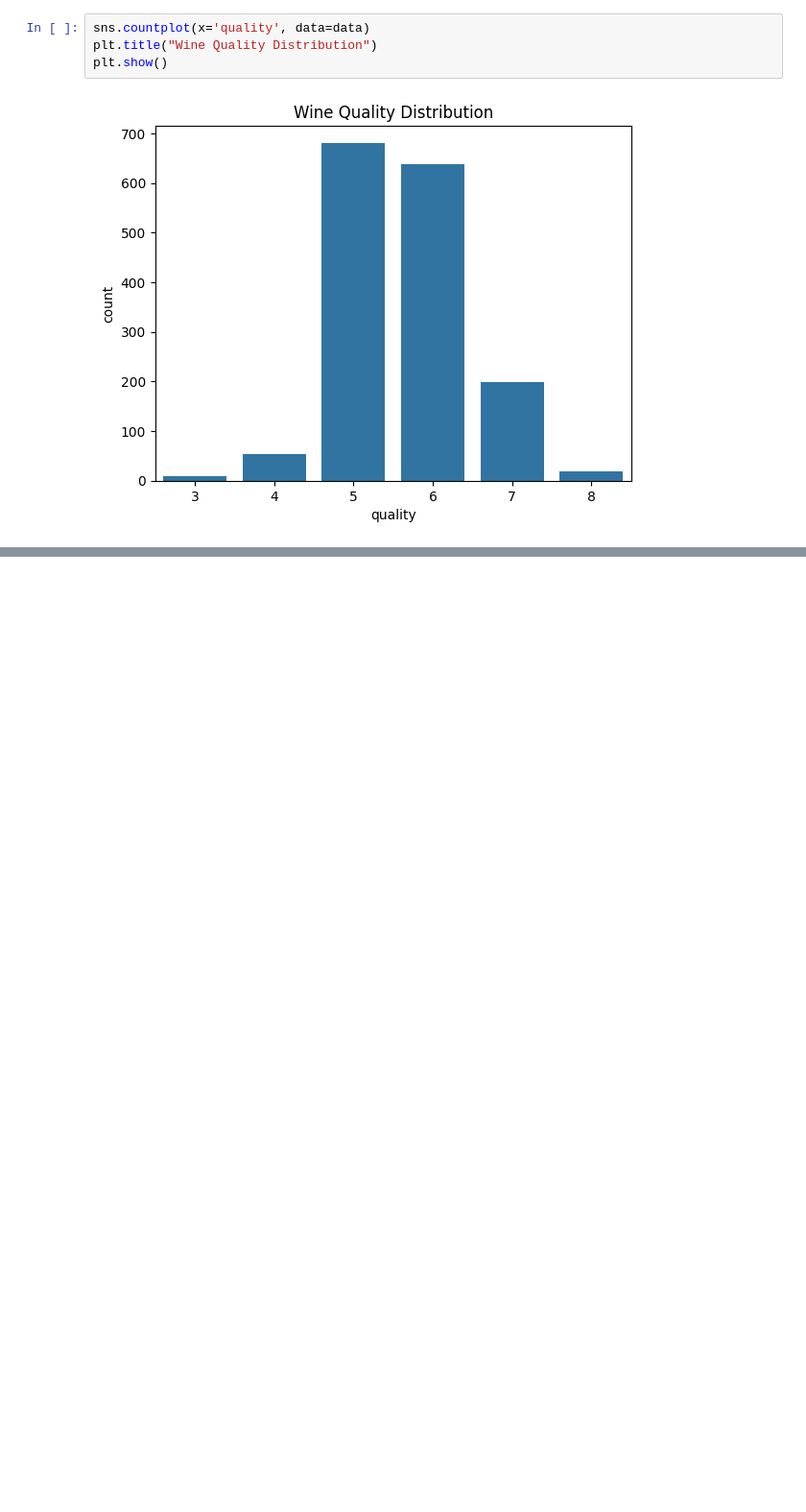
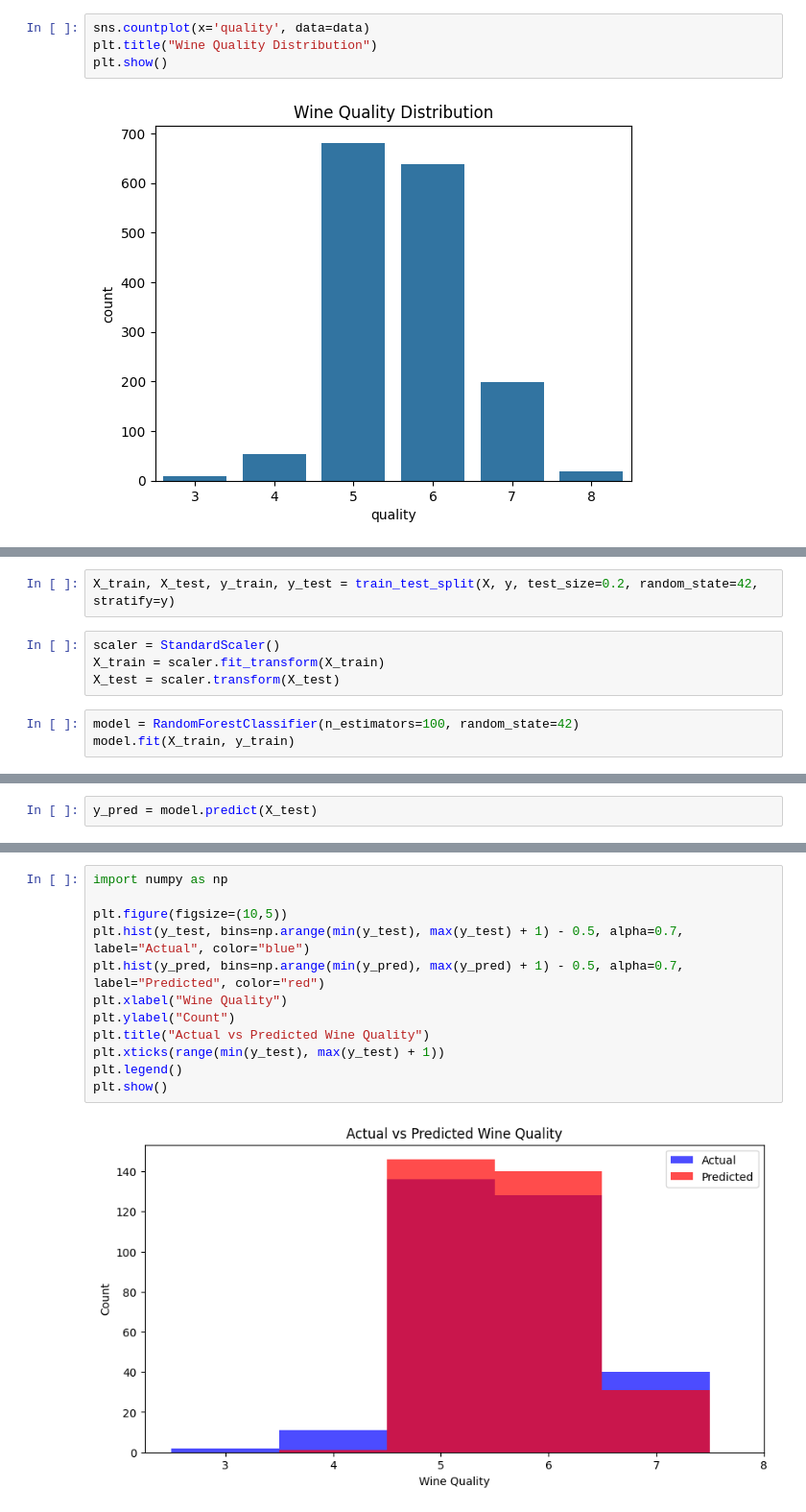
Before and after one commit to Sevinj-joy/ML_algorithm_examples, a Jupyter notebook: Random Forest Regression/Wine _quality/wine_analyze.ipynb, the cells around one changed output, grey strips where cells are left out. Shown at 96% size. Cells and saved outputs as stored; diff of their text form; blank space fills up the shorter version.

```diff
--- a/Random Forest Regression/Wine _quality/wine_analyze.ipynb
+++ b/Random Forest Regression/Wine _quality/wine_analyze.ipynb
@@ -83,0 +94,9 @@ plt.show()
+# %%
+X_train, X_test, y_train, y_test = train_test_split(X, y, test_size=0.2, random_state=42, stratify=y)
+# %%
+scaler = StandardScaler()
+X_train = scaler.fit_transform(X_train)
+X_test = scaler.transform(X_test)
+# %%
+model = RandomForestClassifier(n_estimators=100, random_state=42)
+model.fit(X_train, y_train)
@@ -83,0 +105,2 @@ plt.show()
+# %%
+y_pred = model.predict(X_test)
@@ -83,0 +235,14 @@ plt.show()
+# %%
+import numpy as np
+
+plt.figure(figsize=(10,5))
+plt.hist(y_test, bins=np.arange(min(y_test), max(y_test) + 1) - 0.5, alpha=0.7, label="Actual", color="blue")
+plt.hist(y_pred, bins=np.arange(min(y_pred), max(y_pred) + 1) - 0.5, alpha=0.7, label="Predicted", color="red")
+plt.xlabel("Wine Quality")
+plt.ylabel("Count")
+plt.title("Actual vs Predicted Wine Quality")
+plt.xticks(range(min(y_test), max(y_test) + 1))
+plt.legend()
+plt.show()
+# %% [output]
+[figure, added]
```
Also changed, not shown: parts of 12 cells of this notebook.
